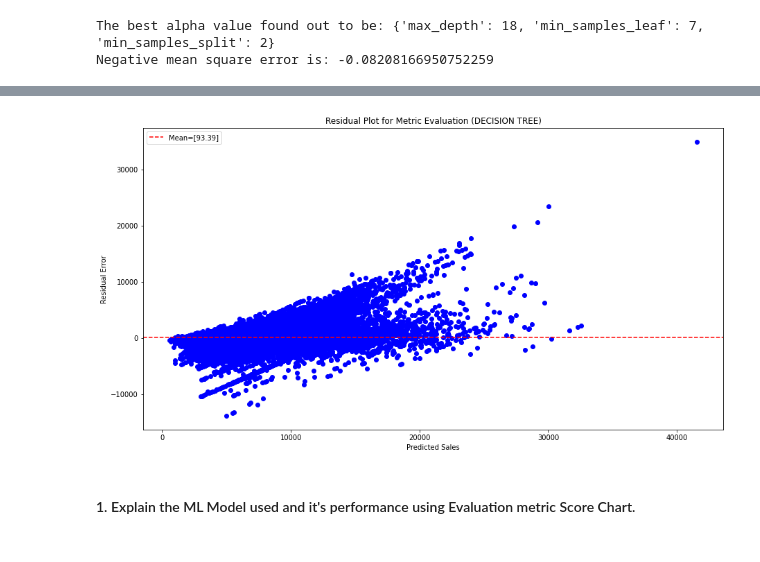
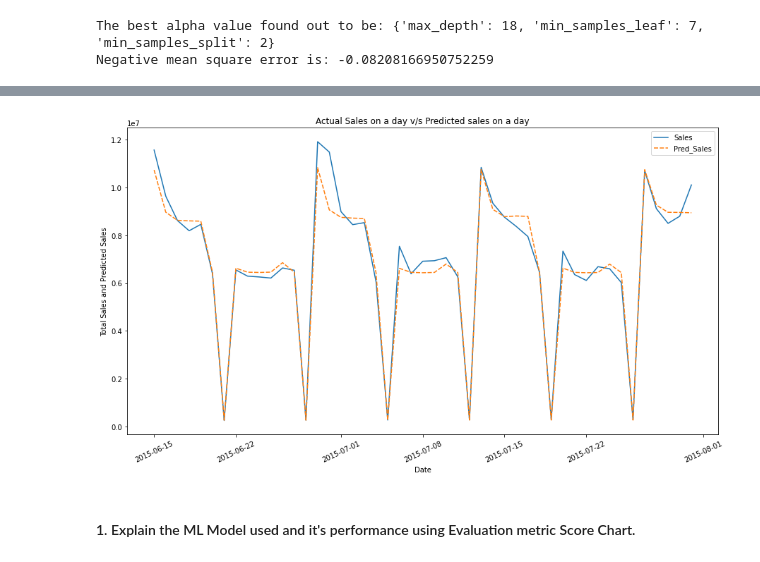
Before and after one commit to makdatascience/Retail_Sales_Prediction, a Jupyter notebook: Retail_Sales_Prediction.ipynb, the cells around one changed output, grey strips where cells are left out. Drawn from its saved outputs; the diff is of its cells as text; code cells hidden in the pictures.

```diff
--- a/Retail_Sales_Prediction.ipynb
+++ b/Retail_Sales_Prediction.ipynb
@@ -651,7 +668,7 @@ dtypes: float64(5), int64(8), object(5)
 memory usage: 147.5+ MB
 # %%
 # changing dtype into required format from both the datasets
-df["Date"]= pd.to_datetime(df["Date"],format="%Y/%m/%d")
+df["Date"]= pd.to_datetime(df["Date"])
 df["CompetitionDistance"]= df["CompetitionDistance"].astype(int)
 df["CompetitionOpenSinceMonth"]= df["CompetitionOpenSinceMonth"].astype(int)
 df["CompetitionOpenSinceYear"]= df["CompetitionOpenSinceYear"].astype(int)
@@ -1819,8 +1862,8 @@ def regression_metrics(model_name,y_train_actual,y_train_pred,y_test_actual,y_te
 
   # returning the metrics as a list
   global comparison_columns
-  comparison_columns = ['Model_Name', 'Train_MAE', 'Train_RMSE', 'Train_R2', 'Train_MAPE' ,'Test_MAE', 'Test_RMSE', 'Test_R2','Test_MAPE']
-  metric_scores = [model_name,MAE_train,RMSE_train,R2_train,MAPE_train,MAE_test,RMSE_test,R2_test, MAPE_test]
+  comparison_columns = ['Model_Name', 'Train_MAE', 'Train_RMSE', 'Train_R2',"Train_Accuracy", 'Train_MAPE' ,'Test_MAE', 'Test_RMSE', 'Test_R2','Test_MAPE',"Test Accuracy"]
+  metric_scores = [model_name,MAE_train,RMSE_train,R2_train,MAPE_train,Accuracy_train,MAE_test,RMSE_test,R2_test, MAPE_test,Accuracy_test]
   final_dict = dict(zip(comparison_columns,metric_scores))
   return [final_dict]
 # %%
@@ -2070,18 +2130,31 @@ add_to_metric_df(dt_met)
 # %%
 y_test_grid_Dt_pred=pd.DataFrame(y_test_grid_Dt_pred).values
 
-residuals = np.exp(y_test) - np.exp(y_test_grid_Dt_pred)
-res_mean=residuals.mean().values.round(2)
+# residuals = np.exp(y_test) - np.exp(y_test_grid_Dt_pred)
+# res_mean=residuals.mean().values.round(2)
+# plt.figure(figsize=(15,8))
+# plt.scatter(np.exp(y_test), residuals, c="blue")
+# plt.title("Residual Plot for Metric Evaluation (DECISION TREE)")
+# plt.xlabel('Predicted Sales')
+# plt.ylabel('Residual Error')
+# plt.axhline(y=res_mean, color='red', linestyle='--', label=f"Mean={res_mean}")
+
 plt.figure(figsize=(15,8))
-plt.scatter(np.exp(y_test), residuals, c="blue")
-plt.title("Residual Plot for Metric Evaluation (DECISION TREE)")
-plt.xlabel('Predicted Sales')
-plt.ylabel('Residual Error')
+a["Sales"] = np.exp(y_test).copy()
+a['Pred_Sales'] = np.exp(y_test_grid_Dt_pred)
+a["Date"]=(df[df["Date"]>end_train]["Date"])
+a=a[["Date","Sales","Pred_Sales"]]
+df_plot = a.copy()
+plot = df_plot.groupby(['Date'])['Sales','Pred_Sales'].sum()
+sns.lineplot(data=plot)
 
-plt.axhline(y=res_mean, color='red', linestyle='--', label=f"Mean={res_mean}")
+plt.ylabel("Total Sales and Predicted Sales")
+plt.xticks(rotation = 25)
+plt.title("Actual Sales on a day v/s Predicted sales on a day")
+
 plt.legend();
 # %% [output]
-[figure, old version]
+[figure, new version]
 # %% [markdown]
 #### 1. Explain the ML Model used and it's performance using Evaluation metric Score Chart.
 # %%
```
Also changed, not shown: parts of 32 cells of this notebook.
